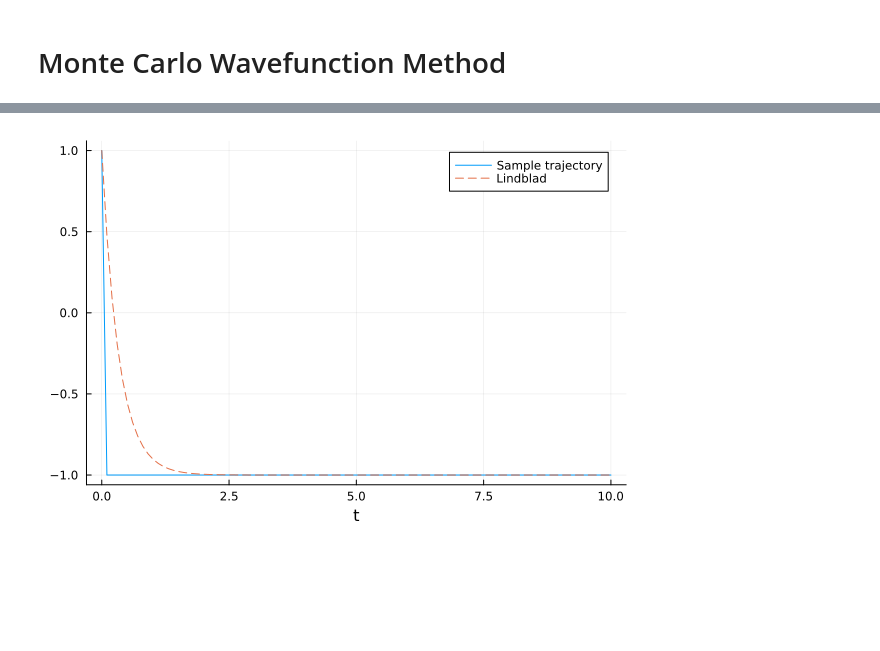
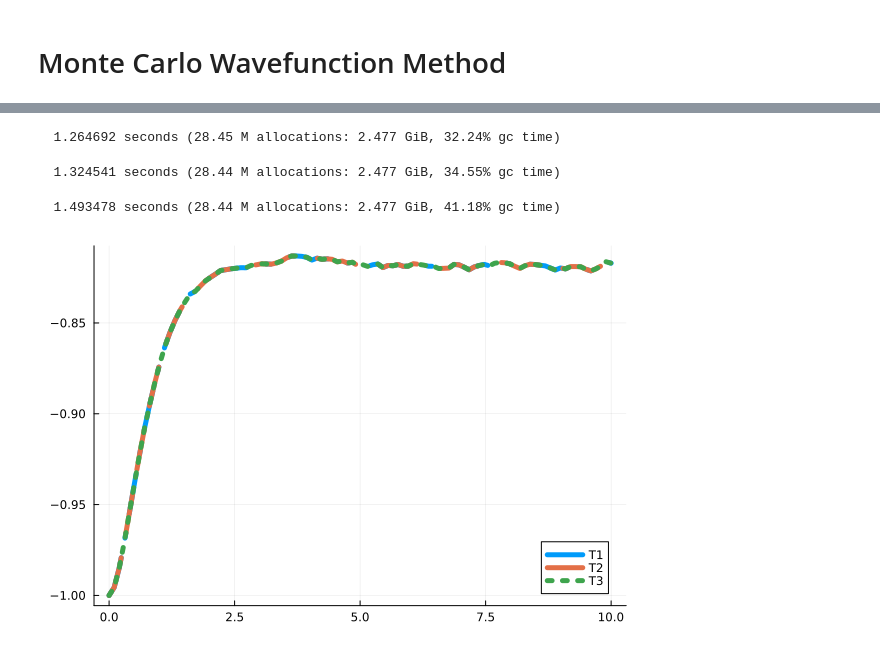
Before and after one commit to Ste1nb0cK/BackAction.jl, a Jupyter notebook: notebooks/NewUnravelings.ipynb, the cells around one changed output, grey strips where cells are left out. Saved outputs shown, nothing was run; the diff lists cells and outputs as text; code cells hidden in the pictures; blank space fills up the shorter version.

Commit message:
Something strange is happening, trajectories with different T for some reason are exactly the same (Tid the same). Gotta inspect

```diff
--- a/notebooks/NewUnravelings.ipynb
+++ b/notebooks/NewUnravelings.ipynb
@@ -398,7 +265,67 @@ z = dropdims(mean(z_sample, dims=2), dims=2)
+# %%
+sys1 = System(BackAction.rf_H, [rd_L], T1, alphas)
+single_prob1 = generate_trajectoryproblem(sys1, rd_params, t_eval; progbar=false)
+ensemble_prob1 = EnsembleProblem(single_prob1, prob_func = prob_func)
+@time begin
+sim1 = solve(ensemble_prob1, EnsembleThreads(), trajectories = rd_params.ntraj, reltol=1e-8)
+end
+# Average
+z_sample1 = zeros(Float64, ntimes, rd_params.ntraj)
+for k in 1:rd_params.ntraj
+    sol = sim1[k]
+    for tn in 1:ntimes
+            psi = sol(t_eval[tn])
+            z_sample1[tn, k] = real(dot(psi, BackAction.sigma_z, psi))/dot(psi, psi)
+    end
+end
+z1 = dropdims(mean(z_sample1, dims=2), dims=2);
+std1 = dropdims(std(z_sample1, dims=2), dims=2);
+# %% [output]
+  1.264692 seconds (28.45 M allocations: 2.477 GiB, 32.24% gc time)
+# %%
+sys2 = System(BackAction.rf_H, [rd_L], T2, alphas)
+single_prob2 = generate_trajectoryproblem(sys2, rd_params, t_eval; progbar=false)
+ensemble_prob2 = EnsembleProblem(single_prob2, prob_func = prob_func)
+@time begin
+sim2 = solve(ensemble_prob2,  EnsembleThreads(), trajectories = rd_params.ntraj, reltol=1e-8)
+end
+# Average
+z_sample2 = zeros(Float64, ntimes, rd_params.ntraj)
+for k in 1:rd_params.ntraj
+    sol = sim2[k]
+    for tn in 1:ntimes
+            psi = sol(t_eval[tn])
+            z_sample2[tn, k] = real(dot(psi, BackAction.sigma_z, psi))/dot(psi, psi)
+    end
+end
+z2 = dropdims(mean(z_sample2, dims=2), dims=2);
+std2 = dropdims(std(z_sample2, dims=2), dims=2);
+# %% [output]
+  1.324541 seconds (28.44 M allocations: 2.477 GiB, 34.55% gc time)
+# %%
+sys3 = System(BackAction.rf_H, [rd_L], T3, alphas)
+single_prob3 = generate_trajectoryproblem(sys3, rd_params, t_eval; progbar=false)
+ensemble_prob3 = EnsembleProblem(single_prob3, prob_func = prob_func)
+@time begin
+sim3 = solve(ensemble_prob3,  EnsembleThreads(), trajectories = rd_params.ntraj, reltol=1e-8)
+end
+# Average
+z_sample3 = zeros(Float64, ntimes, rd_params.ntraj)
+for k in 1:rd_params.ntraj
+    sol = sim3[k]
+    for tn in 1:ntimes
+            psi = sol(t_eval[tn])
+            z_sample3[tn, k] = real(dot(psi, BackAction.sigma_z, psi))/dot(psi, psi)
+    end
+end
+z3 = dropdims(mean(z_sample3, dims=2), dims=2);
+std3 = dropdims(std(z_sample3, dims=2), dims=2);
+# %% [output]
+  1.493478 seconds (28.44 M allocations: 2.477 GiB, 41.18% gc time)
 # %%
 using LaTeXStrings
-plot(t_eval, z_sample[:, 50], label="Sample trajectory")
-plot!()
-plot!(t_eval, t -> 2*exp(-BackAction.rd_gamma*t) -1, label="Lindblad", xlabel="t", line=:dash)
+plot(t_eval, z1, label="T1", linewidth=5, line=:dashdot, )
+plot!(t_eval, z2, label="T2", linewidth=5, line=:dash)
+plot!(t_eval, z3, label="T3", linewidth=5, line=:dot)
 # %% [output]
-[figure, old version]
+[figure, new version]
```
Also changed, not shown: parts of 7 cells of this notebook, 3 other files.
